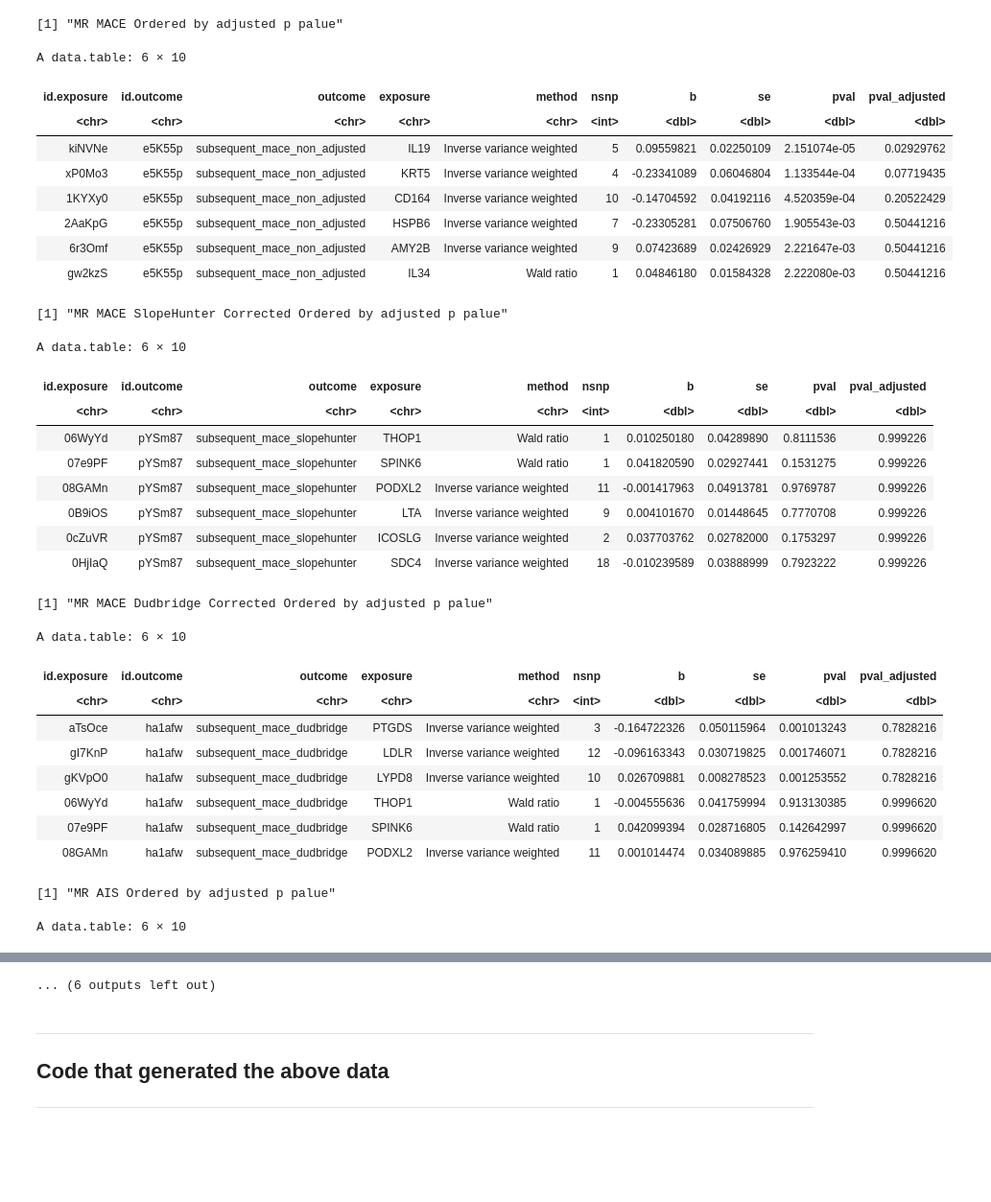
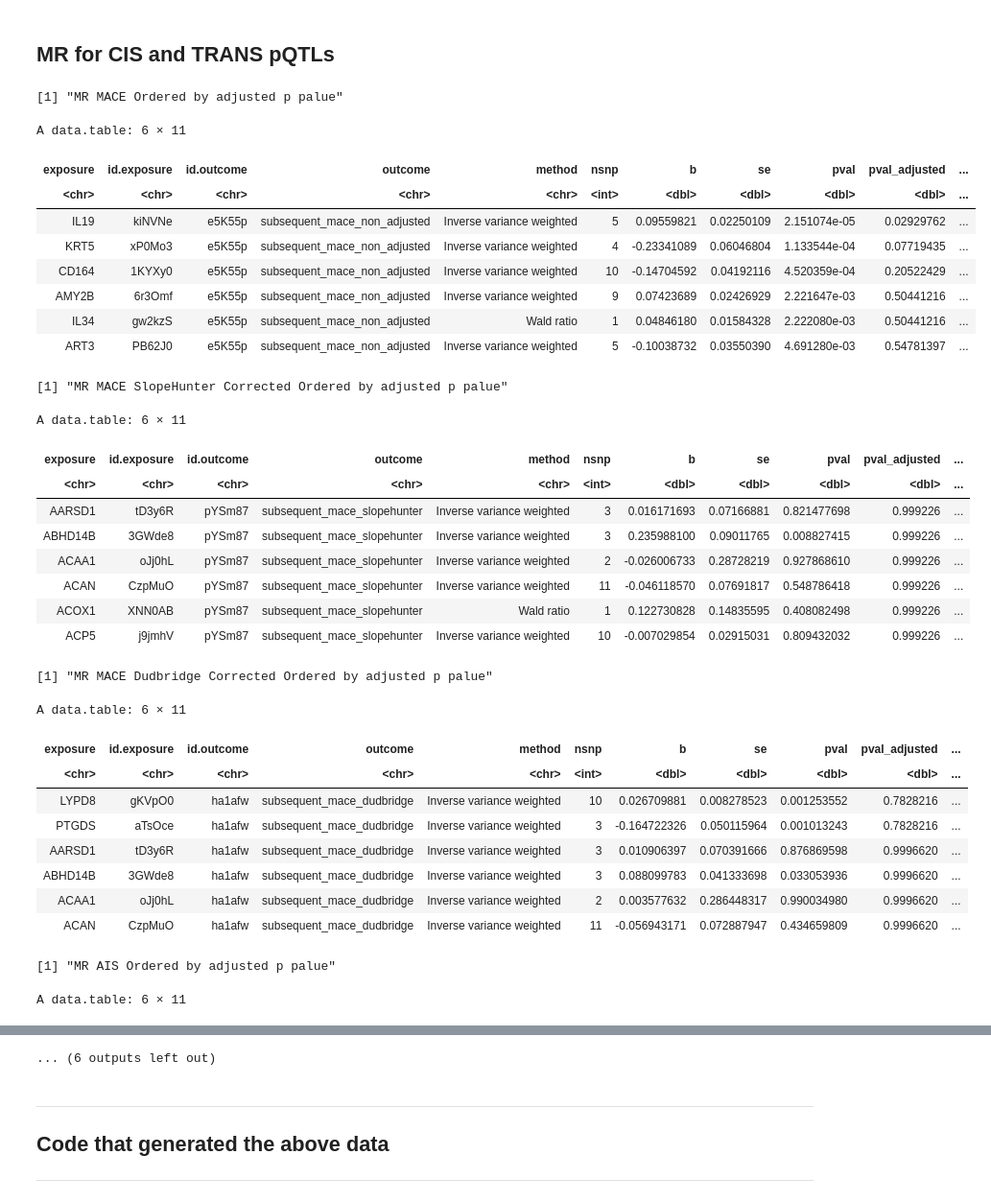
Before and after one commit to andrew-e/bristol-projects-public, a Jupyter notebook: docs/pqtl_mr.ipynb, the cells around one changed output, grey strips where cells are left out. Shown at 96% size. Drawn from its saved outputs; the diff is of its cells as text; code cells hidden in the pictures; blank space fills up the shorter version.

Commit message:
Updating pqtl mr data

```diff
--- a/docs/pqtl_mr.ipynb
+++ b/docs/pqtl_mr.ipynb
@@ -7,55 +74,57 @@ pQTL -> Subsequent AIS (original, slopehunter, and dudbridge adjusted)
+# %% [markdown]
+## MR for CIS and TRANS pQTLs
 # %%
-mr_mace <- data.table::fread("scratch/results/mr/mr_subsequent_mace.tsv")
-mr_mace_slopehunter <- data.table::fread("scratch/results/mr/mr_subsequent_mace_slopehunter.tsv")
-mr_mace_dudbridge <- data.table::fread("scratch/results/mr/mr_subsequent_mace_dudbridge.tsv")
+mr_mace <- merge_marker_data(data.table::fread("scratch/results/mr/mr_subsequent_mace.tsv"))
+mr_mace_slopehunter <- merge_marker_data(data.table::fread("scratch/results/mr/mr_subsequent_mace_slopehunter.tsv"))
+mr_mace_dudbridge <- merge_marker_data(data.table::fread("scratch/results/mr/mr_subsequent_mace_dudbridge.tsv"))
 
-mr_ais <- data.table::fread("scratch/results/mr/mr_subsequent_ais.tsv")
-mr_ais_slopehunter <- data.table::fread("scratch/results/mr/mr_subsequent_ais_slopehunter.tsv")
-mr_ais_dudbridge <- data.table::fread("scratch/results/mr/mr_subsequent_ais_dudbridge.tsv")
+mr_ais <- merge_marker_data(data.table::fread("scratch/results/mr/mr_subsequent_ais.tsv"))
+mr_ais_slopehunter <- merge_marker_data(data.table::fread("scratch/results/mr/mr_subsequent_ais_slopehunter.tsv"))
+mr_ais_dudbridge <- merge_marker_data(data.table::fread("scratch/results/mr/mr_subsequent_ais_dudbridge.tsv"))
 
 print("MR MACE Ordered by adjusted p palue")
 head(mr_mace[with(mr_mace, order(pval_adjusted)), ])
 print("MR MACE SlopeHunter Corrected Ordered by adjusted p palue")
 head(mr_mace_slopehunter[with(mr_mace_slopehunter, order(pval_adjusted)), ])
 print("MR MACE Dudbridge Corrected Ordered by adjusted p palue")
 head(mr_mace_dudbridge[with(mr_mace_dudbridge, order(pval_adjusted)), ])
 
 print("MR AIS Ordered by adjusted p palue")
 head(mr_ais[with(mr_ais, order(pval_adjusted)), ])
 print("MR AIS SlopeHunter Corrected Ordered by adjusted p palue")
 head(mr_ais_slopehunter[with(mr_ais_slopehunter, order(pval_adjusted)), ])
 print("MR AIS Dudbridge Corrected Ordered by adjusted p palue")
 head(mr_ais_dudbridge[with(mr_ais_dudbridge, order(pval_adjusted)), ])
 # %% [output]
 [1] "MR MACE Ordered by adjusted p palue"
-A data.table: 6 × 10
+A data.table: 6 × 11
-| id.exposure | id.outcome | outcome | exposure | method | nsnp | b | se | pval | pval_adjusted |
-| <chr> | <chr> | <chr> | <chr> | <chr> | <int> | <dbl> | <dbl> | <dbl> | <dbl> |
-| kiNVNe | e5K55p | subsequent_mace_non_adjusted | IL19 | Inverse variance weighted | 5 | 0.09559821 | 0.02250109 | 2.151074e-05 | 0.02929762 |
-| xP0Mo3 | e5K55p | subsequent_mace_non_adjusted | KRT5 | Inverse variance weighted | 4 | -0.23341089 | 0.06046804 | 1.133544e-04 | 0.07719435 |
-| 1KYXy0 | e5K55p | subsequent_mace_non_adjusted | CD164 | Inverse variance weighted | 10 | -0.14704592 | 0.04192116 | 4.520359e-04 | 0.20522429 |
-| 2AaKpG | e5K55p | subsequent_mace_non_adjusted | HSPB6 | Inverse variance weighted | 7 | -0.23305281 | 0.07506760 | 1.905543e-03 | 0.50441216 |
-| 6r3Omf | e5K55p | subsequent_mace_non_adjusted | AMY2B | Inverse variance weighted | 9 | 0.07423689 | 0.02426929 | 2.221647e-03 | 0.50441216 |
-| gw2kzS | e5K55p | subsequent_mace_non_adjusted | IL34 | Wald ratio | 1 | 0.04846180 | 0.01584328 | 2.222080e-03 | 0.50441216 |
+| exposure | id.exposure | id.outcome | outcome | method | nsnp | b | se | pval | pval_adjusted | ... |
+| <chr> | <chr> | <chr> | <chr> | <chr> | <int> | <dbl> | <dbl> | <dbl> | <dbl> | ... |
+| IL19 | kiNVNe | e5K55p | subsequent_mace_non_adjusted | Inverse variance weighted | 5 | 0.09559821 | 0.02250109 | 2.151074e-05 | 0.02929762 | ... |
+| KRT5 | xP0Mo3 | e5K55p | subsequent_mace_non_adjusted | Inverse variance weighted | 4 | -0.23341089 | 0.06046804 | 1.133544e-04 | 0.07719435 | ... |
+| CD164 | 1KYXy0 | e5K55p | subsequent_mace_non_adjusted | Inverse variance weighted | 10 | -0.14704592 | 0.04192116 | 4.520359e-04 | 0.20522429 | ... |
+| AMY2B | 6r3Omf | e5K55p | subsequent_mace_non_adjusted | Inverse variance weighted | 9 | 0.07423689 | 0.02426929 | 2.221647e-03 | 0.50441216 | ... |
+| IL34 | gw2kzS | e5K55p | subsequent_mace_non_adjusted | Wald ratio | 1 | 0.04846180 | 0.01584328 | 2.222080e-03 | 0.50441216 | ... |
+| ART3 | PB62J0 | e5K55p | subsequent_mace_non_adjusted | Inverse variance weighted | 5 | -0.10038732 | 0.03550390 | 4.691280e-03 | 0.54781397 | ... |
 [1] "MR MACE SlopeHunter Corrected Ordered by adjusted p palue"
-A data.table: 6 × 10
+A data.table: 6 × 11
-| id.exposure | id.outcome | outcome | exposure | method | nsnp | b | se | pval | pval_adjusted |
-| <chr> | <chr> | <chr> | <chr> | <chr> | <int> | <dbl> | <dbl> | <dbl> | <dbl> |
-| 06WyYd | pYSm87 | subsequent_mace_slopehunter | THOP1 | Wald ratio | 1 | 0.010250180 | 0.04289890 | 0.8111536 | 0.999226 |
-| 07e9PF | pYSm87 | subsequent_mace_slopehunter | SPINK6 | Wald ratio | 1 | 0.041820590 | 0.02927441 | 0.1531275 | 0.999226 |
-| 08GAMn | pYSm87 | subsequent_mace_slopehunter | PODXL2 | Inverse variance weighted | 11 | -0.001417963 | 0.04913781 | 0.9769787 | 0.999226 |
-| 0B9iOS | pYSm87 | subsequent_mace_slopehunter | LTA | Inverse variance weighted | 9 | 0.004101670 | 0.01448645 | 0.7770708 | 0.999226 |
-| 0cZuVR | pYSm87 | subsequent_mace_slopehunter | ICOSLG | Inverse variance weighted | 2 | 0.037703762 | 0.02782000 | 0.1753297 | 0.999226 |
-| 0HjIaQ | pYSm87 | subsequent_mace_slopehunter | SDC4 | Inverse variance weighted | 18 | -0.010239589 | 0.03888999 | 0.7923222 | 0.999226 |
+| exposure | id.exposure | id.outcome | outcome | method | nsnp | b | se | pval | pval_adjusted | ... |
+| <chr> | <chr> | <chr> | <chr> | <chr> | <int> | <dbl> | <dbl> | <dbl> | <dbl> | ... |
+| AARSD1 | tD3y6R | pYSm87 | subsequent_mace_slopehunter | Inverse variance weighted | 3 | 0.016171693 | 0.07166881 | 0.821477698 | 0.999226 | ... |
+| ABHD14B | 3GWde8 | pYSm87 | subsequent_mace_slopehunter | Inverse variance weighted | 3 | 0.235988100 | 0.09011765 | 0.008827415 | 0.999226 | ... |
+| ACAA1 | oJj0hL | pYSm87 | subsequent_mace_slopehunter | Inverse variance weighted | 2 | -0.026006733 | 0.28728219 | 0.927868610 | 0.999226 | ... |
+| ACAN | CzpMuO | pYSm87 | subsequent_mace_slopehunter | Inverse variance weighted | 11 | -0.046118570 | 0.07691817 | 0.548786418 | 0.999226 | ... |
+| ACOX1 | XNN0AB | pYSm87 | subsequent_mace_slopehunter | Wald ratio | 1 | 0.122730828 | 0.14835595 | 0.408082498 | 0.999226 | ... |
+| ACP5 | j9jmhV | pYSm87 | subsequent_mace_slopehunter | Inverse variance weighted | 10 | -0.007029854 | 0.02915031 | 0.809432032 | 0.999226 | ... |
 [1] "MR MACE Dudbridge Corrected Ordered by adjusted p palue"
-A data.table: 6 × 10
+A data.table: 6 × 11
-| id.exposure | id.outcome | outcome | exposure | method | nsnp | b | se | pval | pval_adjusted |
-| <chr> | <chr> | <chr> | <chr> | <chr> | <int> | <dbl> | <dbl> | <dbl> | <dbl> |
-| aTsOce | ha1afw | subsequent_mace_dudbridge | PTGDS | Inverse variance weighted | 3 | -0.164722326 | 0.050115964 | 0.001013243 | 0.7828216 |
-| gI7KnP | ha1afw | subsequent_mace_dudbridge | LDLR | Inverse variance weighted | 12 | -0.096163343 | 0.030719825 | 0.001746071 | 0.7828216 |
-| gKVpO0 | ha1afw | subsequent_mace_dudbridge | LYPD8 | Inverse variance weighted | 10 | 0.026709881 | 0.008278523 | 0.001253552 | 0.7828216 |
-| 06WyYd | ha1afw | subsequent_mace_dudbridge | THOP1 | Wald ratio | 1 | -0.004555636 | 0.041759994 | 0.913130385 | 0.9996620 |
-| 07e9PF | ha1afw | subsequent_mace_dudbridge | SPINK6 | Wald ratio | 1 | 0.042099394 | 0.028716805 | 0.142642997 | 0.9996620 |
-| 08GAMn | ha1afw | subsequent_mace_dudbridge | PODXL2 | Inverse variance weighted | 11 | 0.001014474 | 0.034089885 | 0.976259410 | 0.9996620 |
+| exposure | id.exposure | id.outcome | outcome | method | nsnp | b | se | pval | pval_adjusted | ... |
+| <chr> | <chr> | <chr> | <chr> | <chr> | <int> | <dbl> | <dbl> | <dbl> | <dbl> | ... |
+| LYPD8 | gKVpO0 | ha1afw | subsequent_mace_dudbridge | Inverse variance weighted | 10 | 0.026709881 | 0.008278523 | 0.001253552 | 0.7828216 | ... |
+| PTGDS | aTsOce | ha1afw | subsequent_mace_dudbridge | Inverse variance weighted | 3 | -0.164722326 | 0.050115964 | 0.001013243 | 0.7828216 | ... |
+| AARSD1 | tD3y6R | ha1afw | subsequent_mace_dudbridge | Inverse variance weighted | 3 | 0.010906397 | 0.070391666 | 0.876869598 | 0.9996620 | ... |
+| ABHD14B | 3GWde8 | ha1afw | subsequent_mace_dudbridge | Inverse variance weighted | 3 | 0.088099783 | 0.041333698 | 0.033053936 | 0.9996620 | ... |
+| ACAA1 | oJj0hL | ha1afw | subsequent_mace_dudbridge | Inverse variance weighted | 2 | 0.003577632 | 0.286448317 | 0.990034980 | 0.9996620 | ... |
+| ACAN | CzpMuO | ha1afw | subsequent_mace_dudbridge | Inverse variance weighted | 11 | -0.056943171 | 0.072887947 | 0.434659809 | 0.9996620 | ... |
 [1] "MR AIS Ordered by adjusted p palue"
-A data.table: 6 × 10
+A data.table: 6 × 11
```
Also changed, not shown: parts of 8 cells of this notebook, 1 other file.
